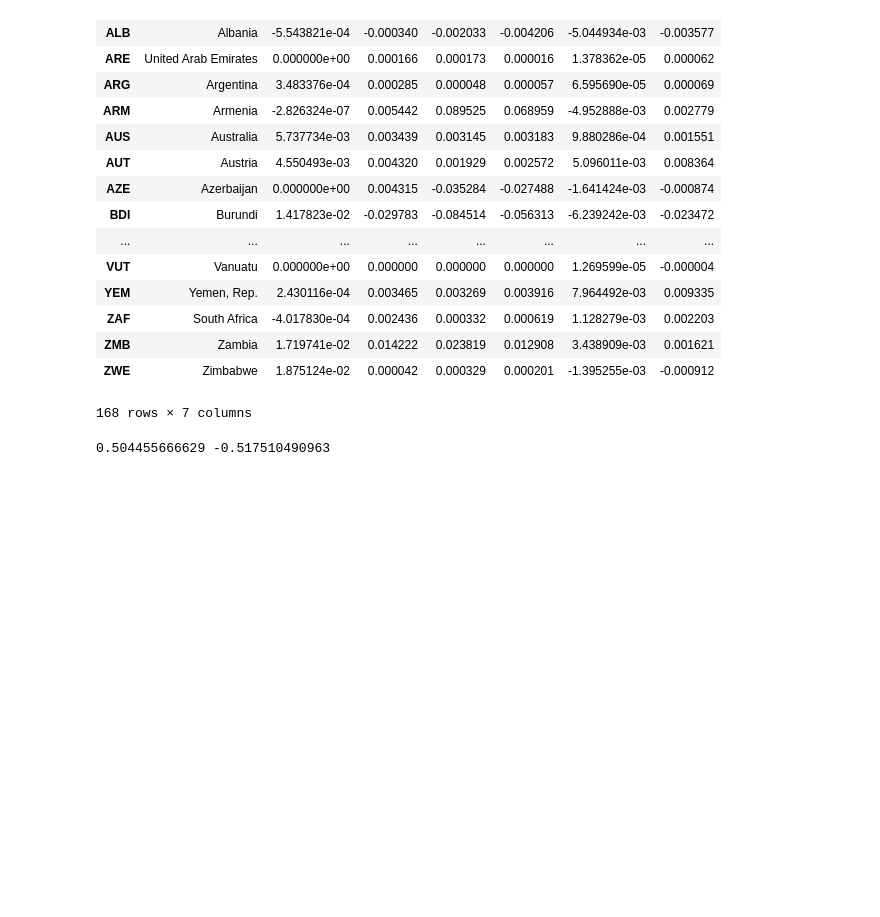
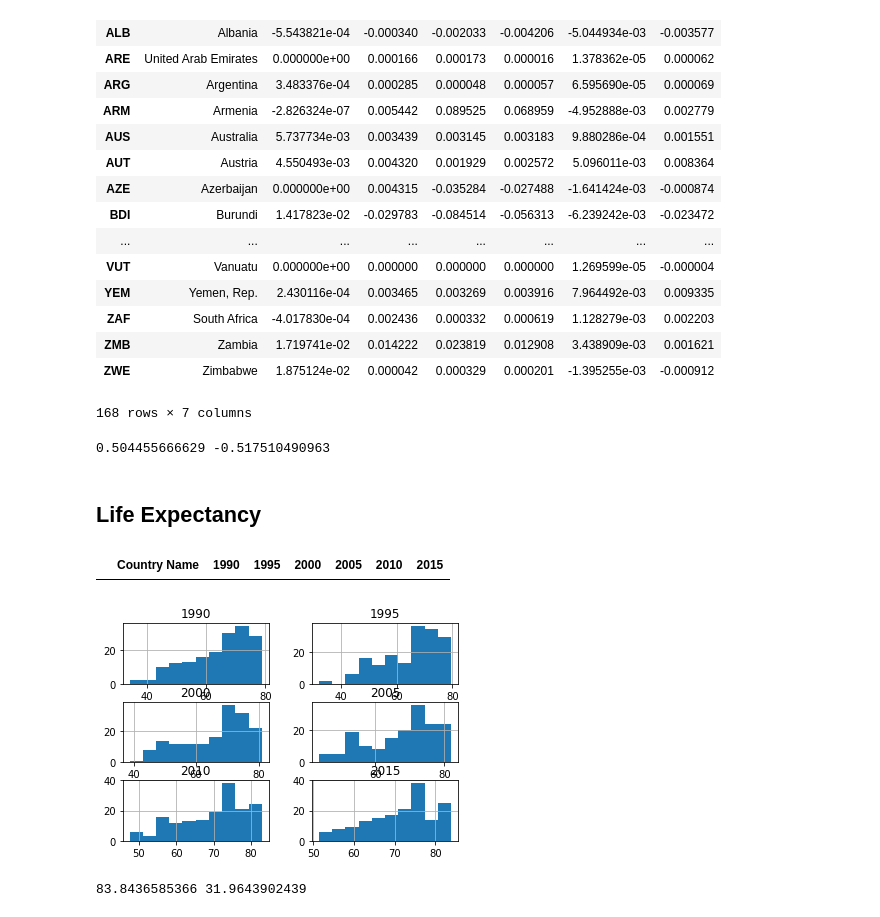
Before and after one commit to akashmavle5/InternationalMigrationViz_D3, a Jupyter notebook: processing_notebooks/New_Factors.ipynb, the cells around one changed output. Drawn from its saved outputs; the diff is of its cells as text; code cells hidden in the pictures; blank space fills up the shorter version.

Commit message:
added life expectancy to factors

```diff
--- a/processing_notebooks/New_Factors.ipynb
+++ b/processing_notebooks/New_Factors.ipynb
@@ -87,3 +87,23 @@ print(ref_per_cap[year_cols].max().max(), ref_per_cap[year_cols].min().min())
 0.504455666629 -0.517510490963
 # %%
 ref_per_cap.to_csv('../processed_data/NetRefugees_per_cap.csv', index_label='id')
+# %% [markdown]
+## Life Expectancy
+# %%
+# Using 1991 for 1990 b/c 1990 is full of NaN's
+lifeExp = pd.read_csv('../raw_data/WB_LifeExpect.csv',
+                    index_col='Country Code', usecols=keep_cols)
+lifeExp = lifeExp.reindex(unEmp.index & good_indices)
+lifeExp.drop('SRB', inplace=True)
+lifeExp[lifeExp.isnull().any(axis=1)]
+# %% [output]
+|  | Country Name | 1990 | 1995 | 2000 | 2005 | 2010 | 2015 |
+# %%
+lifeExp.hist()
+plt.show()
+# %% [output]
+[figure, added]
+# %%
+print(lifeExp[year_cols].max().max(), lifeExp[year_cols].min().min())
+# %% [output]
+83.8436585366 31.9643902439
```
Also changed, not shown: parts of 3 cells of this notebook, 3 other files.
